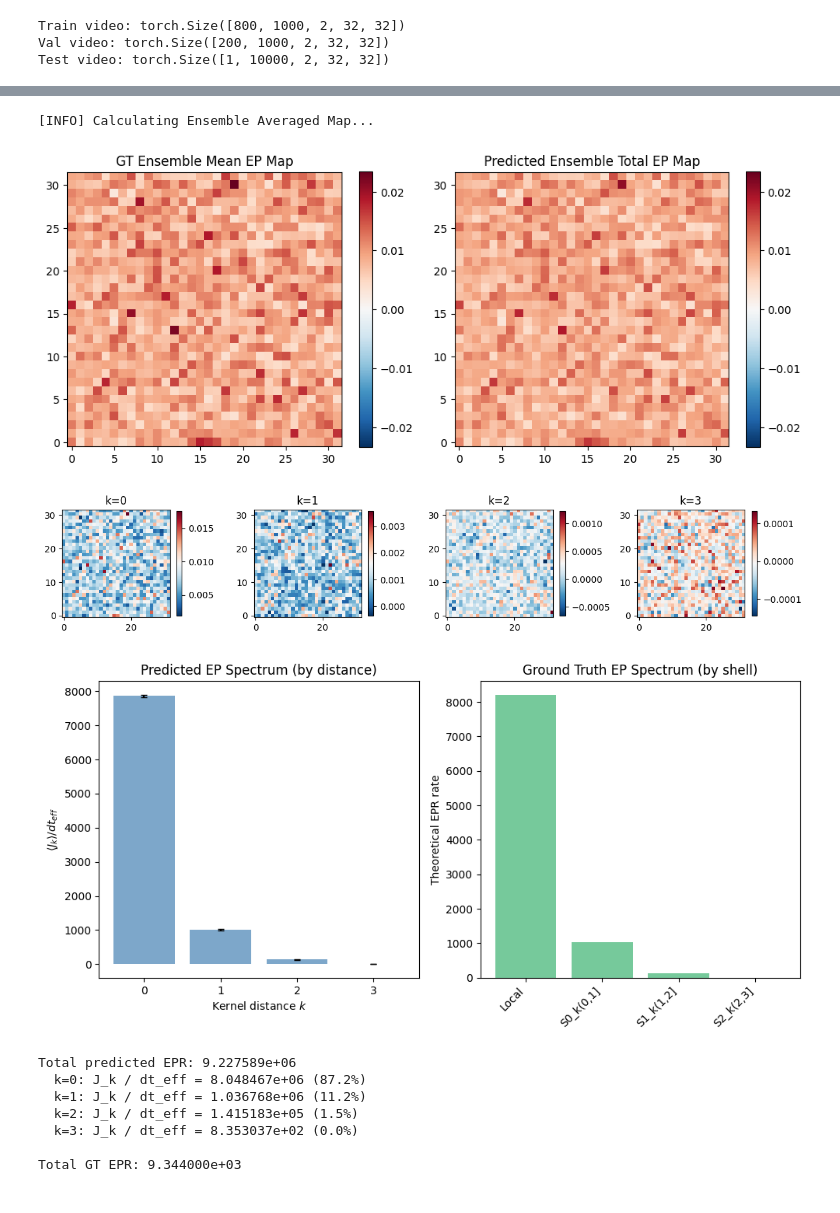
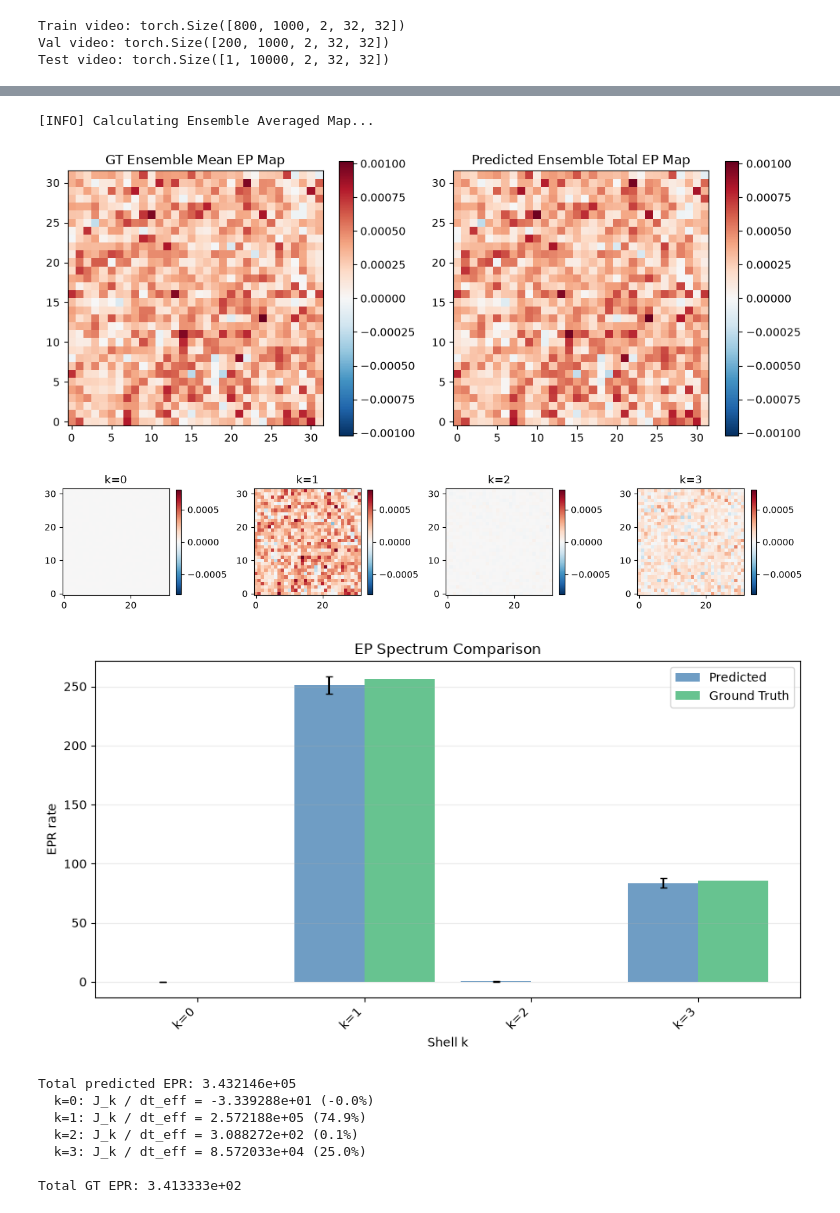
Before and after one commit to 2DHvN/CNEEP_v2, a Jupyter notebook: notebooks/Corr_SAOU.ipynb, the cells around one changed output, grey strips where cells are left out. Cells and saved outputs as stored; diff of their text form; code cells hidden in the pictures.

```diff
--- a/notebooks/Corr_SAOU.ipynb
+++ b/notebooks/Corr_SAOU.ipynb
@@ -20,7 +5,7 @@ Estimates total exact entropy production (System + Medium EP) across spatial cor
 # %%
 import sys
 import os
-CNEEP_V2_ROOT = os.path.abspath('/content/drive/MyDrive/CNEEP_v2')
+CNEEP_V2_ROOT = os.path.abspath('/home/ldh041203/projects/CNEEP_v2')
 if CNEEP_V2_ROOT not in sys.path:
     sys.path.append(CNEEP_V2_ROOT)
 sys.path.append(os.path.join(CNEEP_V2_ROOT, 'data', 'SAOU'))
@@ -48,7 +33,7 @@ opt.n_iter = 5000
 opt.train_batch_size = 2048
 opt.test_batch_size = 2048
 opt.video_batch_size = 256
-opt.lr = 1e-3
+opt.lr = 1e-2
 opt.wd = 0
 opt.input_scalar = 1
 opt.loss_scalar = 1
@@ -59,7 +44,7 @@ opt.include_k0 = True
 opt.beta = 0
 opt.shell_center_mode = 'relative_only'  # 'relative_only', 'gated', or 'add'
 opt.shell_force_bias = False
-opt.shell_relative_mode = 'absolute_sum'  # 'fixed_sum'/'relative_sum', 'absolute_sum', 'learned', 'learned_absolute', 'learned_sum', or 'learned_absolute_sum'
+opt.shell_relative_mode = 'learned_absolute'  # 'fixed_sum'/'relative_sum', 'absolute_sum', 'learned', 'learned_absolute', 'learned_sum', or 'learned_absolute_sum'
 opt.shell_weight_normalization = 'none'  # 'none' for sum_delta, 'mean' for shell average
 opt.shell_force_activation = 'elu'  # 'elu', 'relu', 'tanh', or 'identity'
 opt.record_freq = 100
@@ -80,9 +65,9 @@ opt.time_step = 0.001
 saou_kwargs = dict(
     L=32,
     radii=tuple(range(1, opt.max_distance + 1)),
-    amplitudes=(2, 1, 0),
+    amplitudes=(-1, 0, 1),
     gamma=1.0,
-    omega0=1,
+    omega0=0.0,
     T=1.0,
     dt=0.001,
     sample_every=1,
@@ -515,8 +500,8 @@ plt.savefig(f'{current_result_folder}/ensemble_ep_map_2d_k.png', dpi=150)
 plt.show()
 # %% [output]
 [INFO] Calculating Ensemble Averaged Map...
-[figure, old version]
+[figure, new version]
-[figure, old version]
+[figure, new version]
 # %%
 model.eval()
 all_J = []
@@ -531,49 +516,72 @@ with torch.no_grad():
 
 all_J = np.concatenate(all_J, axis=0)
 mean_J = all_J.mean(axis=0)
 std_J  = all_J.std(axis=0)
 distances = np.arange(0, opt.max_distance + 1)
 
 absolute_modes = {
     'absolute_sum', 'absolute', 'abs_sum', 'abs',
     'learned_absolute', 'absolute_learned', 'full_learned_absolute',
     'learned_absolute_sum', 'learned_abs_sum',
     'learned_channelwise_absolute_sum', 'learned_channelwise_absolute',
 }
 if opt.shell_relative_mode in absolute_modes:
     gt_gram = theoretical_epr_gram_absolute(saou_kwargs['L'], shells, saou_kwargs['gamma'], saou_kwargs['omega0'])
 else:
     gt_gram = theoretical_epr_gram(saou_kwargs['L'], shells, saou_kwargs['gamma'], saou_kwargs['omega0'])
+
 gt_components = gt_gram.sum(axis=1)
 gt_labels = ['Local'] + [s.name for s in shells]
 
-fig, axes = plt.subplots(1, 2, figsize=(10, 5))
-axes[0].bar(distances, mean_J / dt_eff, yerr=std_J / dt_eff / np.sqrt(len(all_J)), capsize=3, alpha=0.7, color='steelblue')
-axes[0].set_xlabel('Kernel distance $k$')
-axes[0].set_ylabel('$\\langle J_k \\rangle / dt_{eff}$')
-axes[0].set_title('Predicted EP Spectrum (by distance)')
-axes[0].set_xticks(distances)
+pred_components = mean_J / dt_eff
+pred_errors = std_J / dt_eff / np.sqrt(len(all_J))
+n_bins = max(len(pred_components), len(gt_components))
+x = np.arange(n_bins)
+bar_width = 0.42
+x_labels = [f'k={i}' for i in range(n_bins)]
 
-axes[1].bar(range(len(gt_components)), gt_components, color='mediumseagreen', alpha=0.7)
-axes[1].set_xticks(range(len(gt_components)))
-axes[1].set_xticklabels(gt_labels, rotation=45, ha='right')
-axes[1].set_ylabel('Theoretical EPR rate')
-axes[1].set_title('Ground Truth EP Spectrum (by shell)')
+fig, ax = plt.subplots(1, 1, figsize=(9, 5))
+ax.bar(
+    x[:len(pred_components)] - bar_width / 2,
+    pred_components,
+    width=bar_width,
+    yerr=pred_errors,
+    capsize=3,
+    alpha=0.78,
+    color='steelblue',
+    label='Predicted',
+)
+ax.bar(
+    x[:len(gt_components)] + bar_width / 2,
+    gt_components,
+    width=bar_width,
+    alpha=0.78,
+    color='mediumseagreen',
+    label='Ground Truth',
+)
+
+ax.set_xlabel('Shell k')
+ax.set_ylabel('EPR rate')
+ax.set_title('EP Spectrum Comparison')
+ax.set_xticks(x)
+ax.set_xticklabels(x_labels, rotation=45, ha='right')
+ax.legend()
+ax.grid(axis='y', alpha=0.25)
 
 plt.tight_layout()
 plt.savefig(f'{current_result_folder}/ep_spectrum_2d.png', dpi=150)
 plt.show()
 
 print(f'Total predicted EPR: {mean_J.sum() * (L_size**2) / dt_eff:.6e}')
 for k in range(opt.max_distance + 1):
     print(f'  k={k}: J_k / dt_eff = {mean_J[k] * (L_size**2) / dt_eff:.6e} ({100 * mean_J[k] / mean_J.sum():.1f}%)')
 print(f'\nTotal GT EPR: {gt_components.sum():.6e}')
 # %% [output]
-[figure, old version]
+[figure, new version]
-Total predicted EPR: 9.227589e+06
-  k=0: J_k / dt_eff = 8.048467e+06 (87.2%)
-  k=1: J_k / dt_eff = 1.036768e+06 (11.2%)
-  k=2: J_k / dt_eff = 1.415183e+05 (1.5%)
-  k=3: J_k / dt_eff = 8.353037e+02 (0.0%)
+Total predicted EPR: 3.432146e+05
+  k=0: J_k / dt_eff = -3.339288e+01 (-0.0%)
+  k=1: J_k / dt_eff = 2.572188e+05 (74.9%)
+  k=2: J_k / dt_eff = 3.088272e+02 (0.1%)
+  k=3: J_k / dt_eff = 8.572033e+04 (25.0%)
 
-Total GT EPR: 9.344000e+03
+Total GT EPR: 3.413333e+02
```
Also changed, not shown: parts of 8 cells of this notebook, 13 other files.
